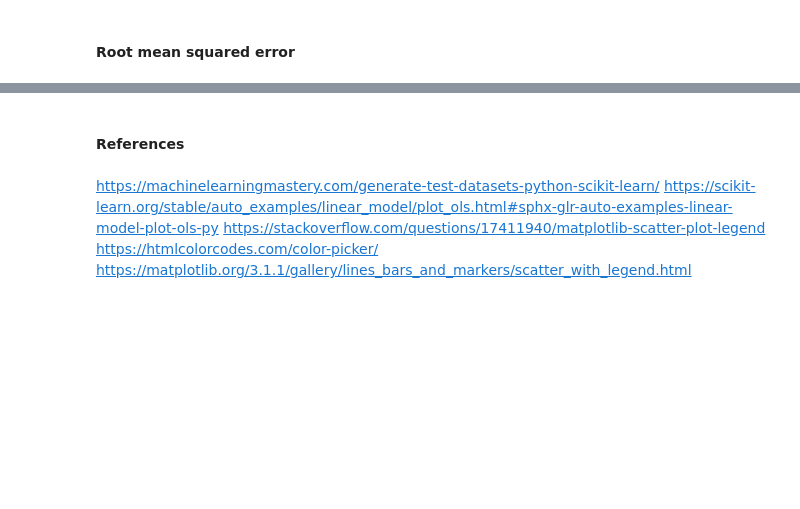
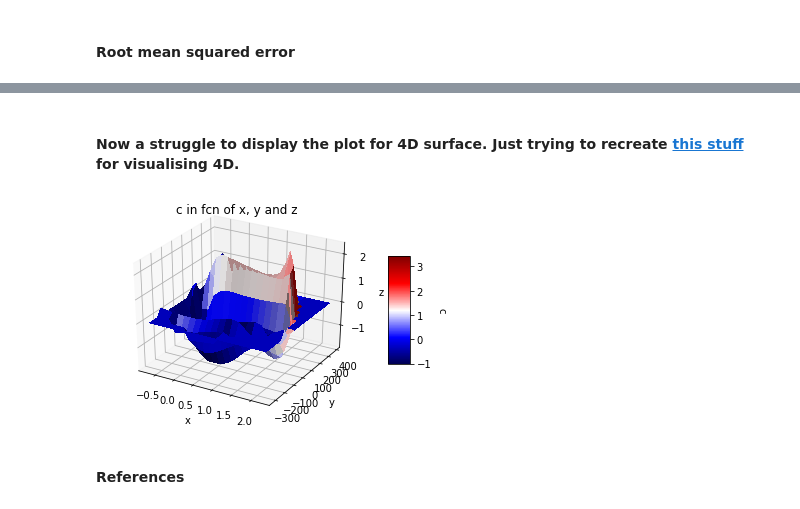
Before and after one commit to Jimut123/rkmveri-labs, a Jupyter notebook: ML/LinearRegression-1.ipynb, the cells around one changed output, grey strips where cells are left out. Cells and saved outputs as stored; diff of their text form; code cells hidden in the pictures; blank space fills up the shorter version.

```diff
--- a/ML/LinearRegression-1.ipynb
+++ b/ML/LinearRegression-1.ipynb
@@ -100,9 +212,51 @@ plt.show()
+# %% [markdown]
+#### Now a struggle to display the plot for 4D surface. Just trying to recreate <a href="https://stackoverflow.com/questions/14995610/how-to-make-a-4d-plot-with-matplotlib-using-arbitrary-data" target="_blank">this stuff</a> for visualising 4D.
+# %%
+import matplotlib
+from scipy.interpolate import griddata
+from matplotlib import cm
+
+name_color_map = 'seismic';
+list_name_variables = ['x', 'y', 'z', 'c'];
+index_x = 0; index_y = 1; index_z = 2; index_c = 3;
+
+# X-Y are transformed into 2D grids. It's like a form of interpolation
+X_test_1 = np.linspace(X_test[:,0].min(), X_test[:,0].max(), len(np.unique(X_test[:,0])));
+y_test = np.linspace(y_test.min(), y_test.max(), len(np.unique(y_test)));
+x2, y2 = np.meshgrid(X_test_1, y_test);
+
+# Interpolation of Z: old X-Y to the new X-Y grid.
+# Note: Sometimes values can be < z.min and so it may be better to set
+# the values too low to the true minimum value.
+z2 = griddata( (X_test[:,0], y_test), X_test[:,1], (x2, y2), method='cubic', fill_value = 0);
+z2[z2 < X_test[:,1].min()] = X_test[:,1].min();
+
+# Interpolation of C: old X-Y on the new X-Y grid (as we did for Z)
+# The only problem is the fact that the interpolation of C does not take
+# into account Z and that, consequently, the representation is less
+# valid compared to the previous solutions.
+c2 = griddata( (X_test[:,0], y_test), X_test[:,2], (x2, y2), method='cubic', fill_value = 0);
+c2[c2 < X_test[:,2].min()] = X_test[:,2].min();
+
+#--------
+color_dimension = c2; # It must be in 2D - as for "X, Y, Z".
+minn, maxx = color_dimension.min(), color_dimension.max();
+norm = matplotlib.colors.Normalize(minn, maxx);
+m = plt.cm.ScalarMappable(norm=norm, cmap = name_color_map);
+m.set_array([]);
+fcolors = m.to_rgba(color_dimension);
+
+# At this time, X-Y-Z-C are all 2D and we can use "plot_surface".
+fig = plt.figure(); ax = fig.gca(projection='3d');
+surf = ax.plot_surface(x2, y2, z2, facecolors = fcolors, linewidth=0, rstride=1, cstride=1,
+                       antialiased=False);
+cbar = fig.colorbar(m, shrink=0.5, aspect=5);
+cbar.ax.get_yaxis().labelpad = 15; cbar.ax.set_ylabel(list_name_variables[index_c], rotation = 270);
+ax.set_xlabel(list_name_variables[index_x]); ax.set_ylabel(list_name_variables[index_y]);
+ax.set_zlabel(list_name_variables[index_z]);
+plt.title('%s in fcn of %s, %s and %s' % (list_name_variables[index_c], list_name_variables[index_x], list_name_variables[index_y], list_name_variables[index_z]) );
+plt.show();
+# %% [output]
+[figure, added]
 # %% [markdown]
 #### References
-# %% [markdown]
-
-https://machinelearningmastery.com/generate-test-datasets-python-scikit-learn/
-https://scikit-learn.org/stable/auto_examples/linear_model/plot_ols.html#sphx-glr-auto-examples-linear-model-plot-ols-py
-https://stackoverflow.com/questions/17411940/matplotlib-scatter-plot-legend
-https://htmlcolorcodes.com/color-picker/
-https://matplotlib.org/3.1.1/gallery/lines_bars_and_markers/scatter_with_legend.html
```
Also changed, not shown: parts of 28 cells of this notebook.
